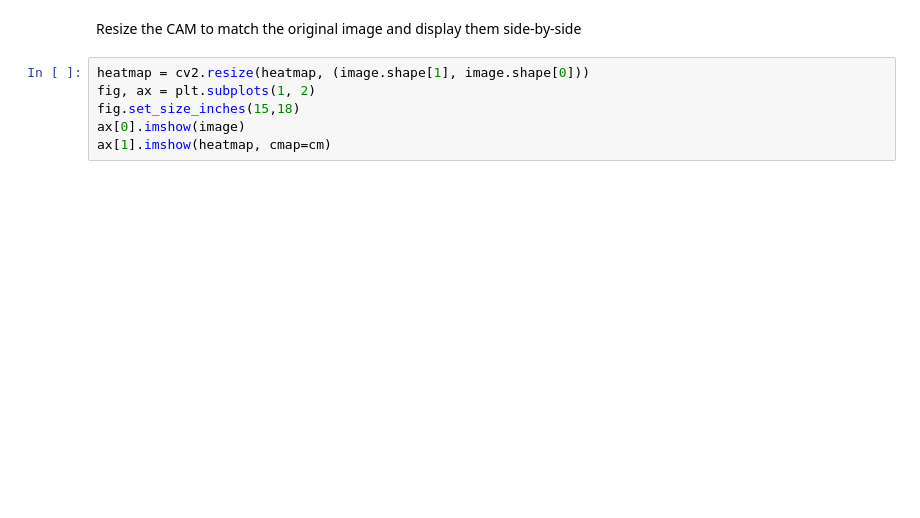
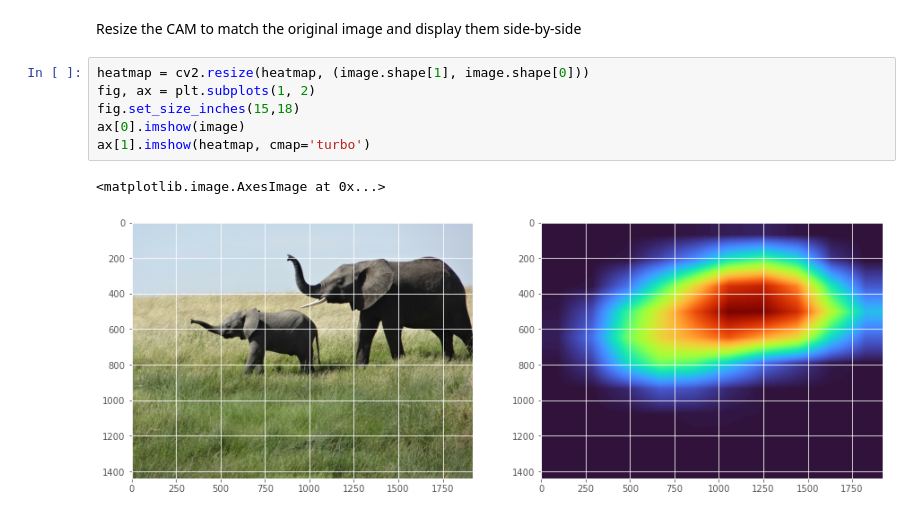
Before and after one commit to stfc-sciml/sciml-workshop, a Jupyter notebook: course_1.0/07_debugging_exploring.ipynb, the cells around one changed output. Cells and saved outputs as stored; diff of their text form; blank space fills up the shorter version.

```diff
--- a/course_1.0/07_debugging_exploring.ipynb
+++ b/course_1.0/07_debugging_exploring.ipynb
@@ -350,6 +410,9 @@ Resize the CAM to match the original image and display them side-by-side
 # %%
 heatmap = cv2.resize(heatmap, (image.shape[1], image.shape[0]))
 fig, ax = plt.subplots(1, 2)
 fig.set_size_inches(15,18)
 ax[0].imshow(image)
-ax[1].imshow(heatmap, cmap=cm)
+ax[1].imshow(heatmap, cmap='turbo')
+# %% [output]
+<matplotlib.image.AxesImage at 0x...>
+[figure, added]
```
Also changed, not shown: parts of 15 cells of this notebook, 4 other files.
